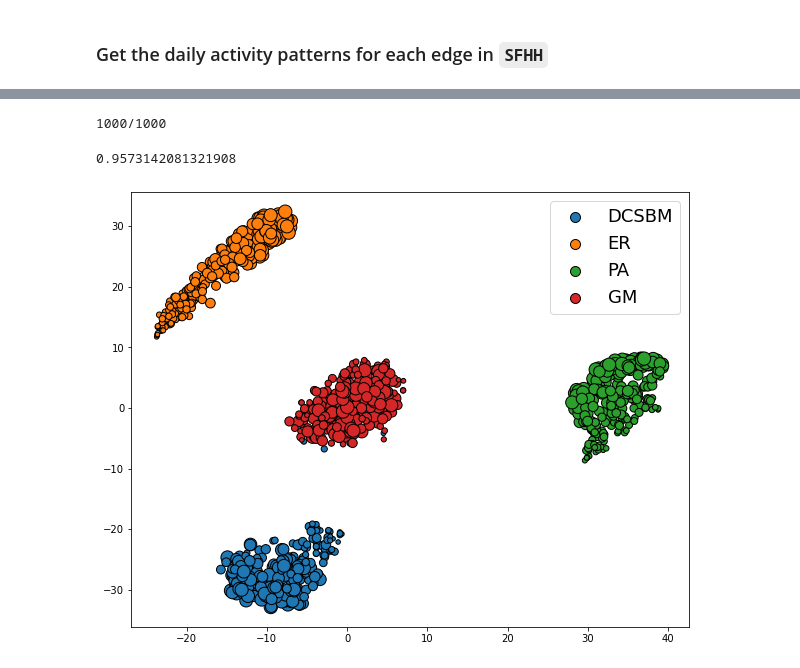
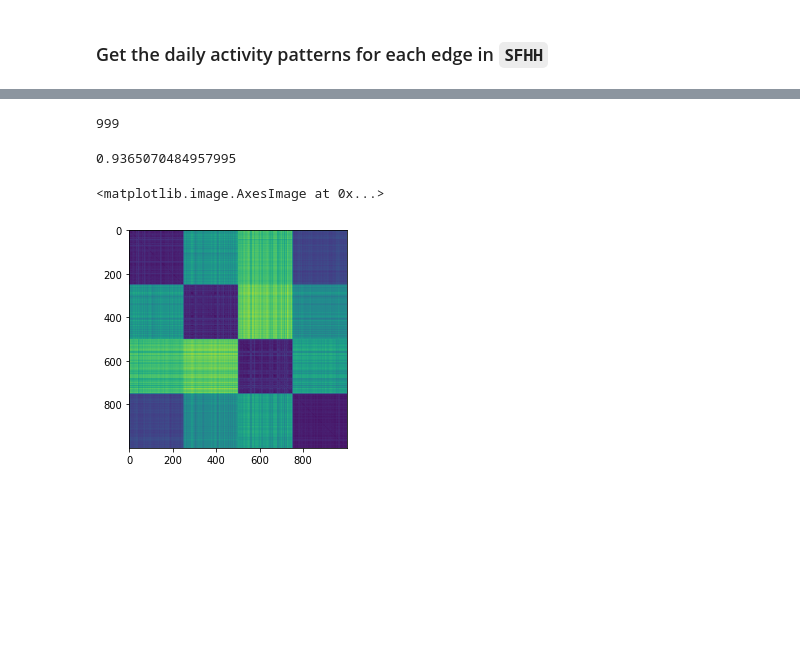
Before and after one commit to lorenzodallamico/G-DynaDist, a Jupyter notebook: Recognize syntehtic graphs.ipynb, the cells around one changed output, grey strips where cells are left out. Drawn from its saved outputs; the diff is of its cells as text; code cells hidden in the pictures; blank space fills up the shorter version.

```diff
--- a/Recognize syntehtic graphs.ipynb
+++ b/Recognize syntehtic graphs.ipynb
@@ -190,61 +181,50 @@ for i in range(n_graphs):
 # %%
-# generate the embedding of the temporal graphs
+# # generate the embedding of the temporal graphs
 
-n = len(DFT)
-M = np.zeros((n,n))
+# n = len(DFT)
+# M = np.zeros((n,n))
 
-λlist = []
+# λlist = []
 
-for i in range(n):
-    print(str(i+1) + '/' + str(n), end = '\r')
-    X = GraphDynamicEmbedding(DFT[i], dim = 32)
-    s, _ = np.shape(X)
-    λlist.append(np.linalg.eigvalsh(X.T@X)/s)
+# for i in range(n):
+#     print(str(i+1) + '/' + str(n), end = '\r')
+#     N = len(np.unique(DFT[i].values))
+#     X = GraphDynamicEmbedding(DFT[i], dim = 32, n = N, n_epochs = 30, η = 1, verbose = False)
+#     s, _ = np.shape(X)
+#     λlist.append(np.linalg.eigvalsh(X.T@X)/s)
 
-np.savetxt('Data/Embeddings/Synthetic/embs.txt', λlist)
+# np.savetxt('Data/Embeddings/Synthetic/embs.txt', λlist)
+# np.savetxt('Data/Embeddings/Synthetic/size.txt', size)
-# %% [output]
-1000/1000
 # %%
 # perform clustering
+n_graphs = 250
+ℓ = np.concatenate([[i for x in range(n_graphs)] for i in range(4)])
 
 # load the embedding
 λlist = np.loadtxt('Data/Embeddings/Synthetic/embs.txt')
+size = np.loadtxt('Data/Embeddings/Synthetic/size.txt')
 
 # ground truth
 gt = np.concatenate([[i for x in range(n_graphs)] for i in range(4)])
 
 k = len(np.unique(gt))
 
-# kmeans
-kmeans = KMeans(n_clusters = k).fit(np.array(λlist))
-ℓ = kmeans.labels_
+# matrix distance
+n, d = λlist.shape
+D = np.zeros((n,n))
 
-# NMI score
-print(NMI(gt, ℓ))
+for i in range(n):
+    print(i, end = '\r')
+    for j in range(i+1,n):
+        D[i,j] = np.linalg.norm(λlist[i] - λlist[j])
+
+D = D + D.T
+NMI(ClusterNMF(D, k), ℓ)
 # %% [output]
-0.9573142081321908
+999
+0.9365070484957995
-# %%
-# plot using TSNE
-
-norm = mpl.colors.Normalize(vmin = 0, vmax = 6)
-cmap = cm.Oranges
-
-m = cm.ScalarMappable(norm=norm, cmap=cmap)
-
-from sklearn.manifold import TSNE
-r = 4
-X_embedded = TSNE(n_components = 2, perplexity = 50).fit_transform(np.array(λlist))
-
-labels = ['DCSBM', 'ER', 'PA', 'GM']
-
-plt.figure(figsize = (10,8))
-
-for i in [0, 1, 2, 3]:
-    plt.scatter(X_embedded[:,0][gt == i], X_embedded[:,1][gt == i],
-                label = labels[i], edgecolor = 'k', s = 0.1*np.array(size)[gt == i])
-
-plt.legend(fontsize = 18, loc = 1)
-# plt.savefig('../Figures/recognize_shuffles2.jpg', dpi = 400, bbox_inches = 'tight')
-plt.show();
-# %% [output]
-[figure, removed]
+# %%
+plt.imshow(D)
+# %% [output]
+<matplotlib.image.AxesImage at 0x...>
+[figure, added]
```
Also changed, not shown: parts of 5 cells of this notebook, 9 other files.
